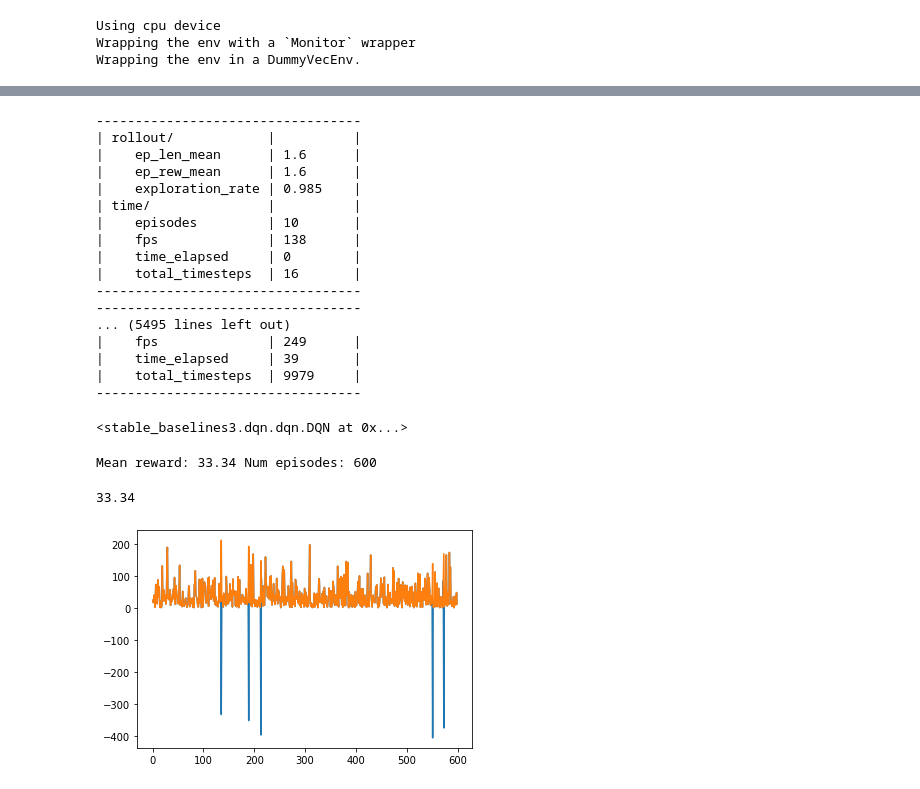
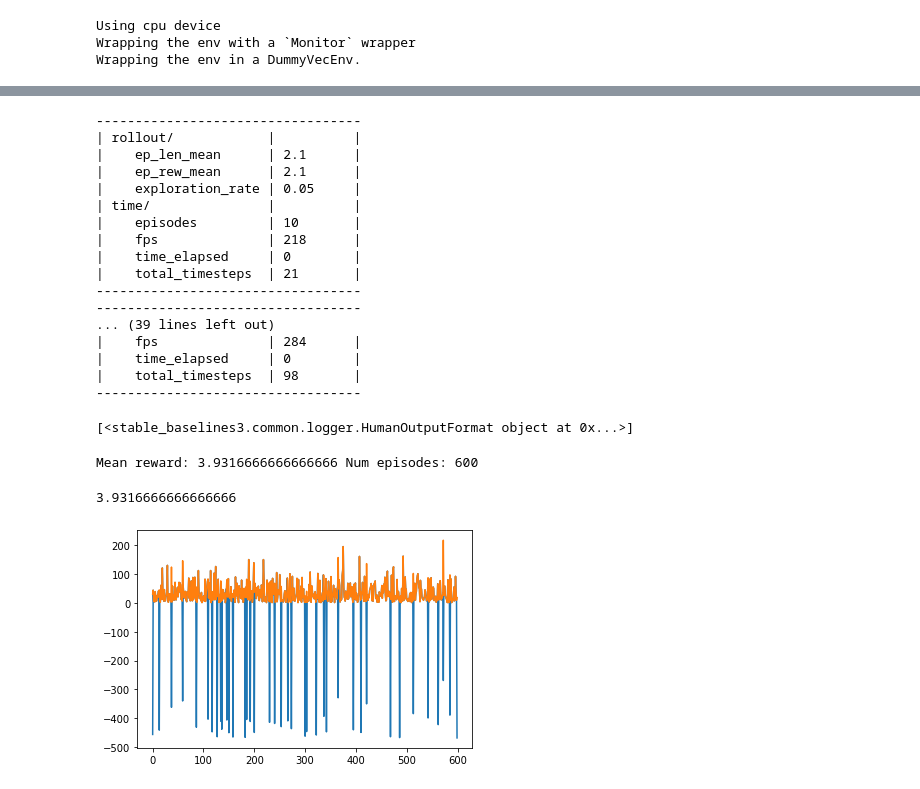
Before and after one commit to olestole/Turbine-RUL-RL, a Jupyter notebook: turbine-rul-rl.ipynb, the cells around one changed output, grey strips where cells are left out. Saved outputs shown, nothing was run; the diff lists cells and outputs as text; code cells hidden in the pictures.

```diff
--- a/turbine-rul-rl.ipynb
+++ b/turbine-rul-rl.ipynb
@@ -182,29 +182,32 @@ Mean reward: -330.41 Num episodes: 600
 # %%
-model.learn(total_timesteps=10000, log_interval = 10)
+hist = model.learn(total_timesteps=100, log_interval = 10)
 # %% [output]
 ----------------------------------
 | rollout/            |          |
-|    ep_len_mean      | 1.6      |
-|    ep_rew_mean      | 1.6      |
-|    exploration_rate | 0.985    |
+|    ep_len_mean      | 2.1      |
+|    ep_rew_mean      | 2.1      |
+|    exploration_rate | 0.05     |
 | time/               |          |
 |    episodes         | 10       |
-|    fps              | 138      |
+|    fps              | 218      |
 |    time_elapsed     | 0        |
-|    total_timesteps  | 16       |
+|    total_timesteps  | 21       |
 ----------------------------------
 ----------------------------------
-... (5495 lines left out)
-|    fps              | 249      |
-|    time_elapsed     | 39       |
-|    total_timesteps  | 9979     |
+... (39 lines left out)
+|    fps              | 284      |
+|    time_elapsed     | 0        |
+|    total_timesteps  | 98       |
 ----------------------------------
-<stable_baselines3.dqn.dqn.DQN at 0x...>
+# %%
+print(hist.logger.output_formats)
+# %% [output]
+[<stable_baselines3.common.logger.HumanOutputFormat object at 0x...>]
 # %%
 env_test = RULEnvironment(data_sv_test, dt_in_test)
 # %%
-evaluate(model, env, 600)
+evaluate(model, env_test, 600)
 # %% [output]
-Mean reward: 33.34 Num episodes: 600
+Mean reward: 3.9316666666666666 Num episodes: 600
-33.34
+3.9316666666666666
-[figure, old version]
+[figure, new version]
```
Also changed, not shown: parts of 1 cell of this notebook.
